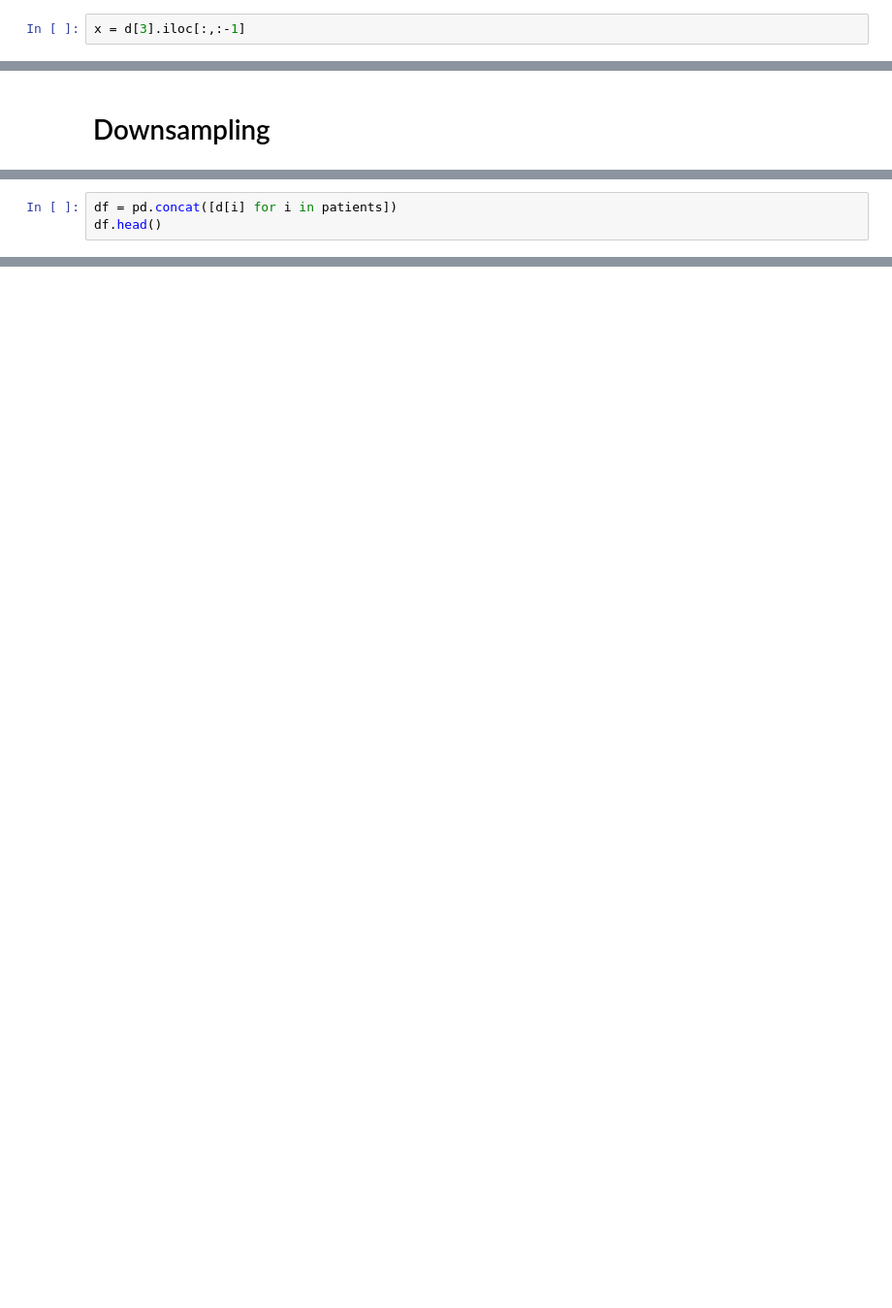
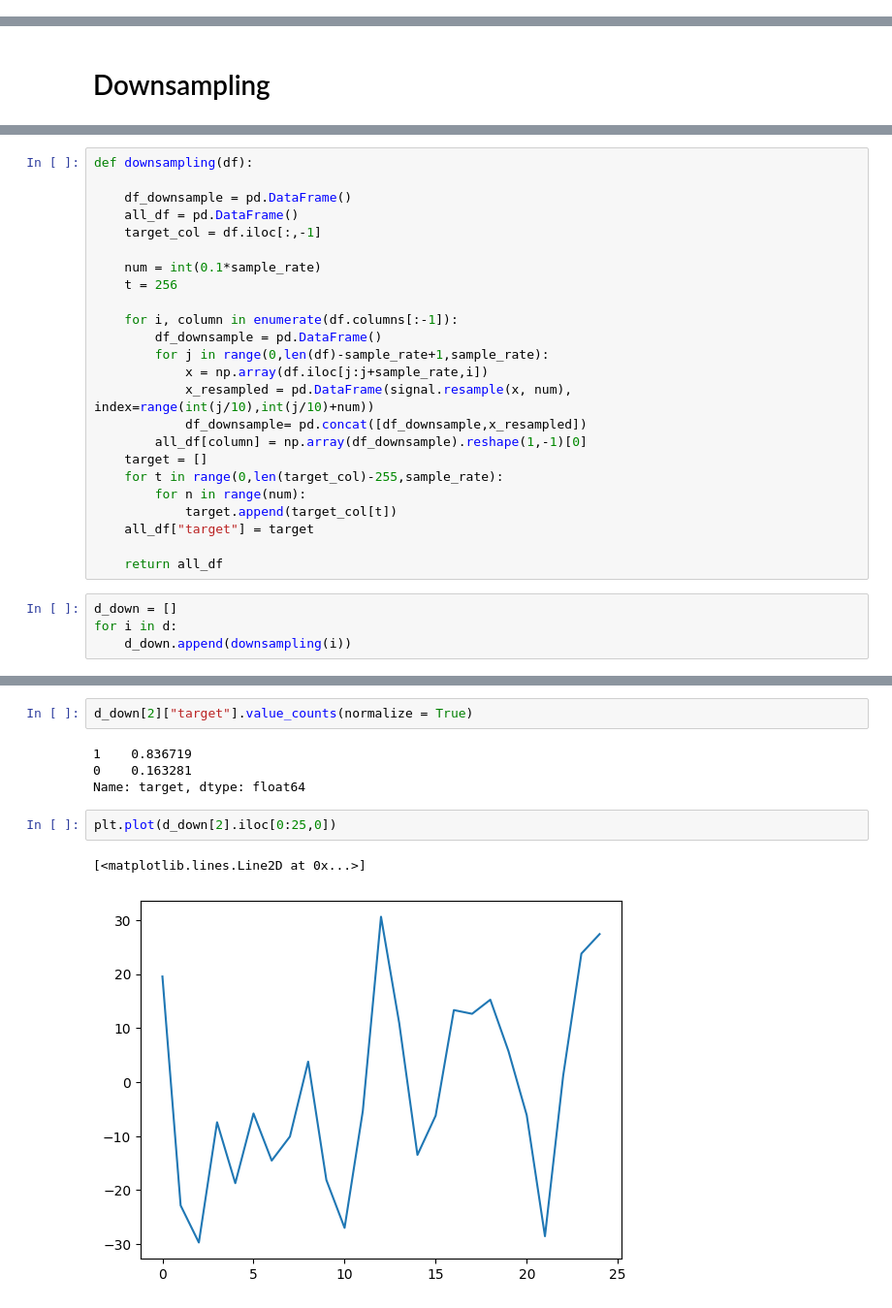
Before and after one commit to mariaaraujovitoria/SeizurePredict, a Jupyter notebook: notebooks/third_model_10_patients-flor.ipynb, the cells around one changed output, grey strips where cells are left out. Shown at 97% size. Saved outputs shown, nothing was run; the diff lists cells and outputs as text; blank space fills up the shorter version.

Commit message:
order function for data engineering

```diff
--- a/notebooks/third_model_10_patients-flor.ipynb
+++ b/notebooks/third_model_10_patients-flor.ipynb
@@ -224,2 +220,0 @@ d[2].shape
-# %%
-x = d[3].iloc[:,:-1]
@@ -292,3 +238,0 @@ df_downsample
-# %%
-df = pd.concat([d[i] for i in patients])
-df.head()
@@ -301,0 +241,28 @@ df.head()
+# %%
+def downsampling(df):
+
+    df_downsample = pd.DataFrame()
+    all_df = pd.DataFrame()
+    target_col = df.iloc[:,-1]
+
+    num = int(0.1*sample_rate)
+    t = 256
+
+    for i, column in enumerate(df.columns[:-1]):
+        df_downsample = pd.DataFrame()
+        for j in range(0,len(df)-sample_rate+1,sample_rate):
+            x = np.array(df.iloc[j:j+sample_rate,i])
+            x_resampled = pd.DataFrame(signal.resample(x, num), index=range(int(j/10),int(j/10)+num))
+            df_downsample= pd.concat([df_downsample,x_resampled])
+        all_df[column] = np.array(df_downsample).reshape(1,-1)[0]
+    target = []
+    for t in range(0,len(target_col)-255,sample_rate):
+        for n in range(num):
+            target.append(target_col[t])
+    all_df["target"] = target
+
+    return all_df
+# %%
+d_down = []
+for i in d:
+    d_down.append(downsampling(i))
@@ -301,0 +277,11 @@ df.head()
+# %%
+d_down[2]["target"].value_counts(normalize = True)
+# %% [output]
+1    0.836719
+0    0.163281
+Name: target, dtype: float64
+# %%
+plt.plot(d_down[2].iloc[0:25,0])
+# %% [output]
+[<matplotlib.lines.Line2D at 0x...>]
+[figure, added]
```
Also changed, not shown: parts of 45 cells of this notebook, 8 other files.
